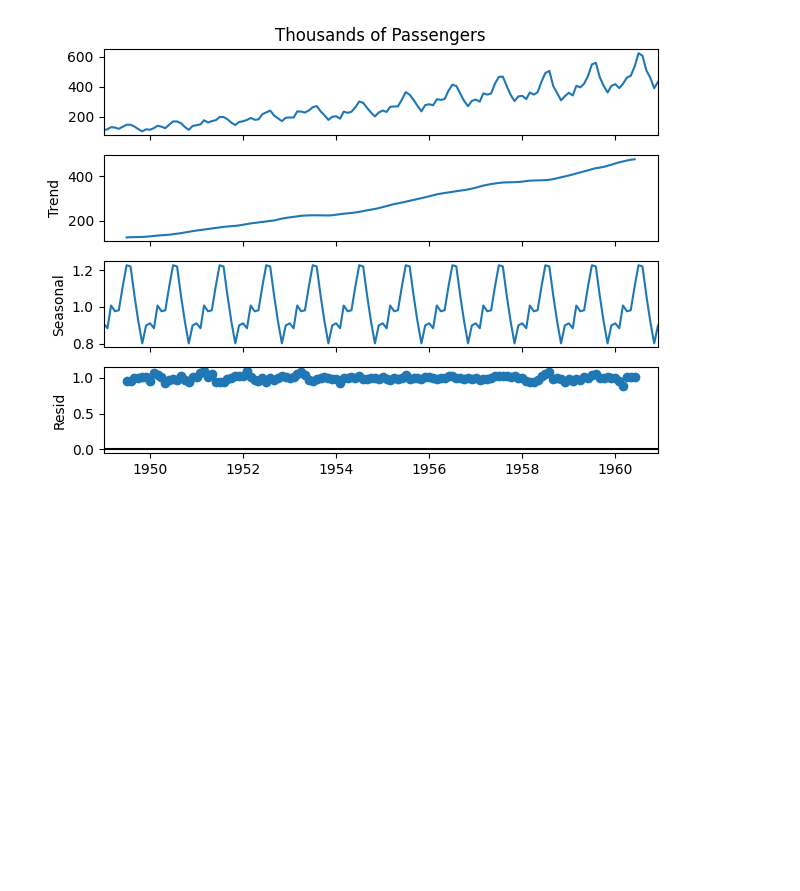
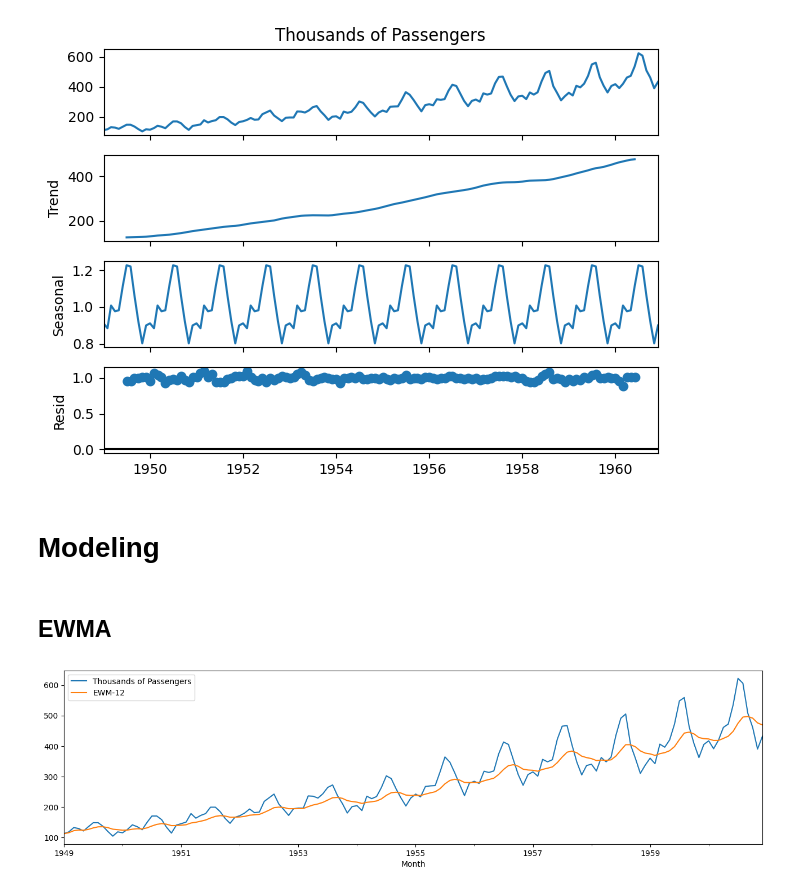
Before and after one commit to Volscente/TimeWarpForecast, a Jupyter notebook: notebooks/code_utils/statsmodels_code_utils.ipynb, the cells around one changed output. Cells and saved outputs as stored; diff of their text form; code cells hidden in the pictures; blank space fills up the shorter version.

Commit message:
EWMA

```diff
--- a/notebooks/code_utils/statsmodels_code_utils.ipynb
+++ b/notebooks/code_utils/statsmodels_code_utils.ipynb
@@ -66,3 +66,15 @@ passengers_dataset_components = seasonal_decompose(passengers_dataset['Thousands
 _ = passengers_dataset_components.plot()
 # %% [output]
 [figure]
+# %% [markdown]
+# Modeling
+# %% [markdown]
+## EWMA
+# %%
+# Compute the EWMA
+passengers_dataset['EWM-12'] = passengers_dataset['Thousands of Passengers'].ewm(span=12).mean()
+# %%
+# Plot Time Series vs EWMA
+_ = passengers_dataset[['Thousands of Passengers', 'EWM-12']].plot(figsize=(16, 4))
+# %% [output]
+[figure, added]
```
